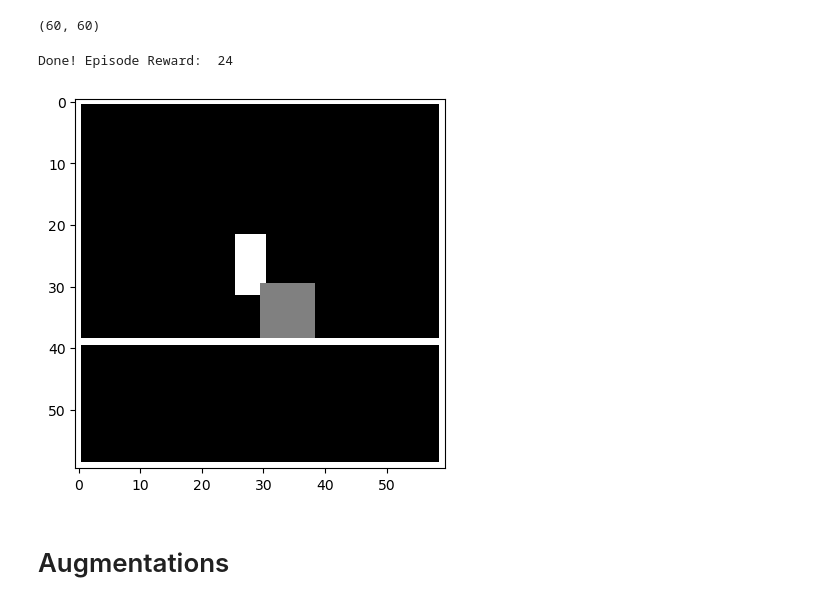
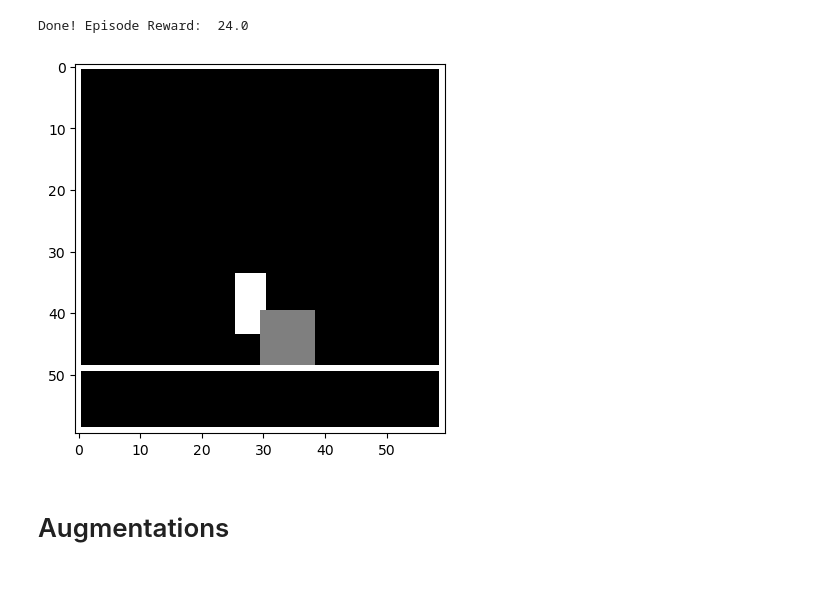
Before and after one commit to manusimidt/jku_practical_work, a Jupyter notebook: visualize_augmentations.ipynb, the cells around one changed output. Saved outputs shown, nothing was run; the diff lists cells and outputs as text; code cells hidden in the pictures.

```diff
--- a/visualize_augmentations.ipynb
+++ b/visualize_augmentations.ipynb
@@ -12,30 +16,26 @@ import torchvision.transforms.functional as fn
 # %%
 device = torch.device('cpu')
 
-env = JumpTaskEnv(scr_w=60, scr_h=60)
-observation = env._reset(floor_height=30, obstacle_position=30)
-print(observation.shape)
+env =  VanillaEnv()
-# %% [output]
-(60, 60)
 # %%
 done = False
 rewards = []
 frames = []
 
 state = env.reset()
 while not done:
     action = np.random.randint(low=0, high=2)
     next_state, r, done, info = env.step(action)
     rewards.append(r)
-    frames.append(np.flipud(state))
+    frames.append(np.expand_dims(np.flipud(state.squeeze()), axis=0))
     state = next_state
     if done:
         print("Done! Episode Reward: ", np.sum(rewards))
-        plt.imshow(np.flipud(state), cmap='gray', vmin=0, vmax=1)
+        plt.imshow(np.flipud(state.squeeze()), cmap='gray', vmin=0, vmax=255)
         break
 # %% [output]
-Done! Episode Reward:  24
+Done! Episode Reward:  24.0
-[figure, old version]
+[figure, new version]
 # %% [markdown]
 # Augmentations
 # %%
```
Also changed, not shown: parts of 10 cells of this notebook, 12 other files.
